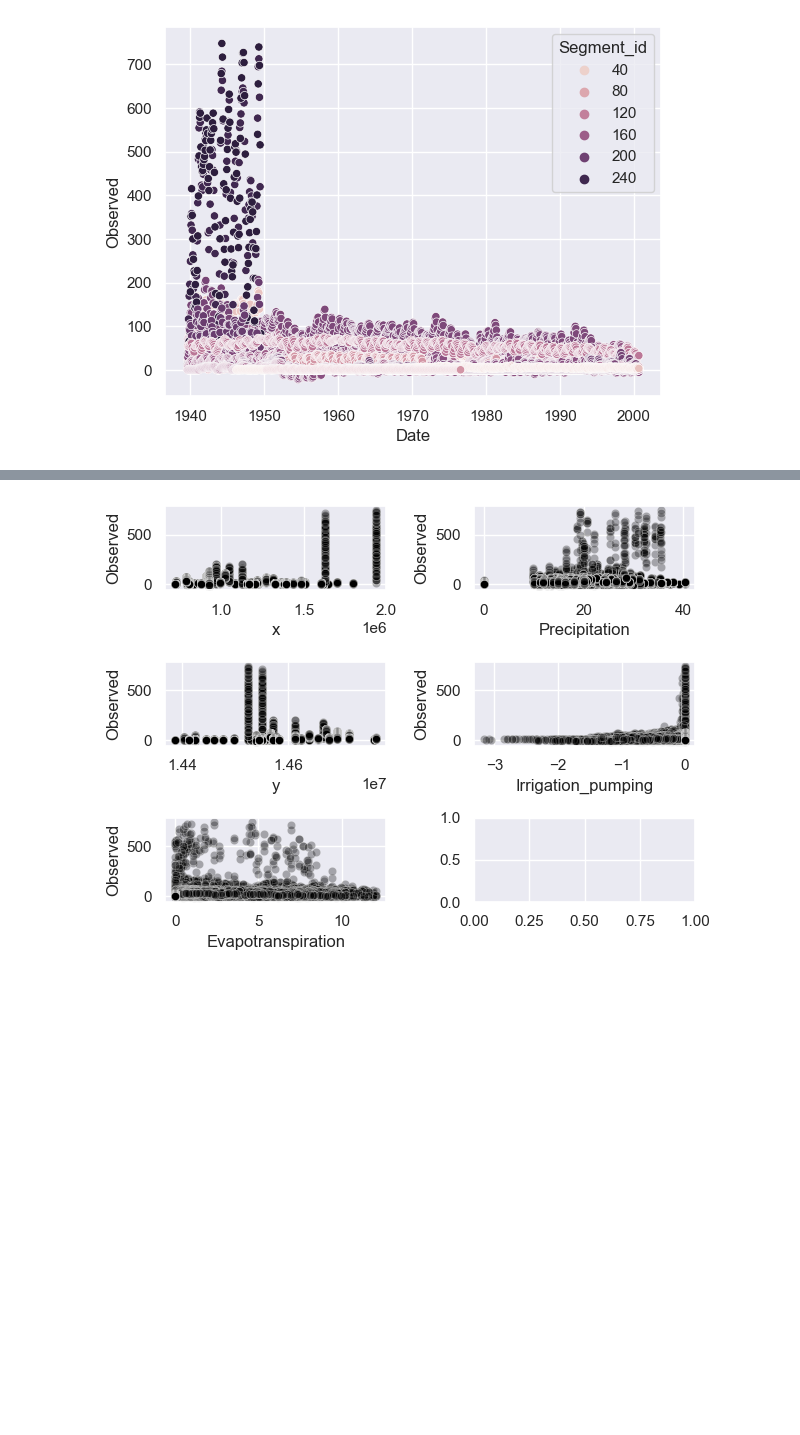
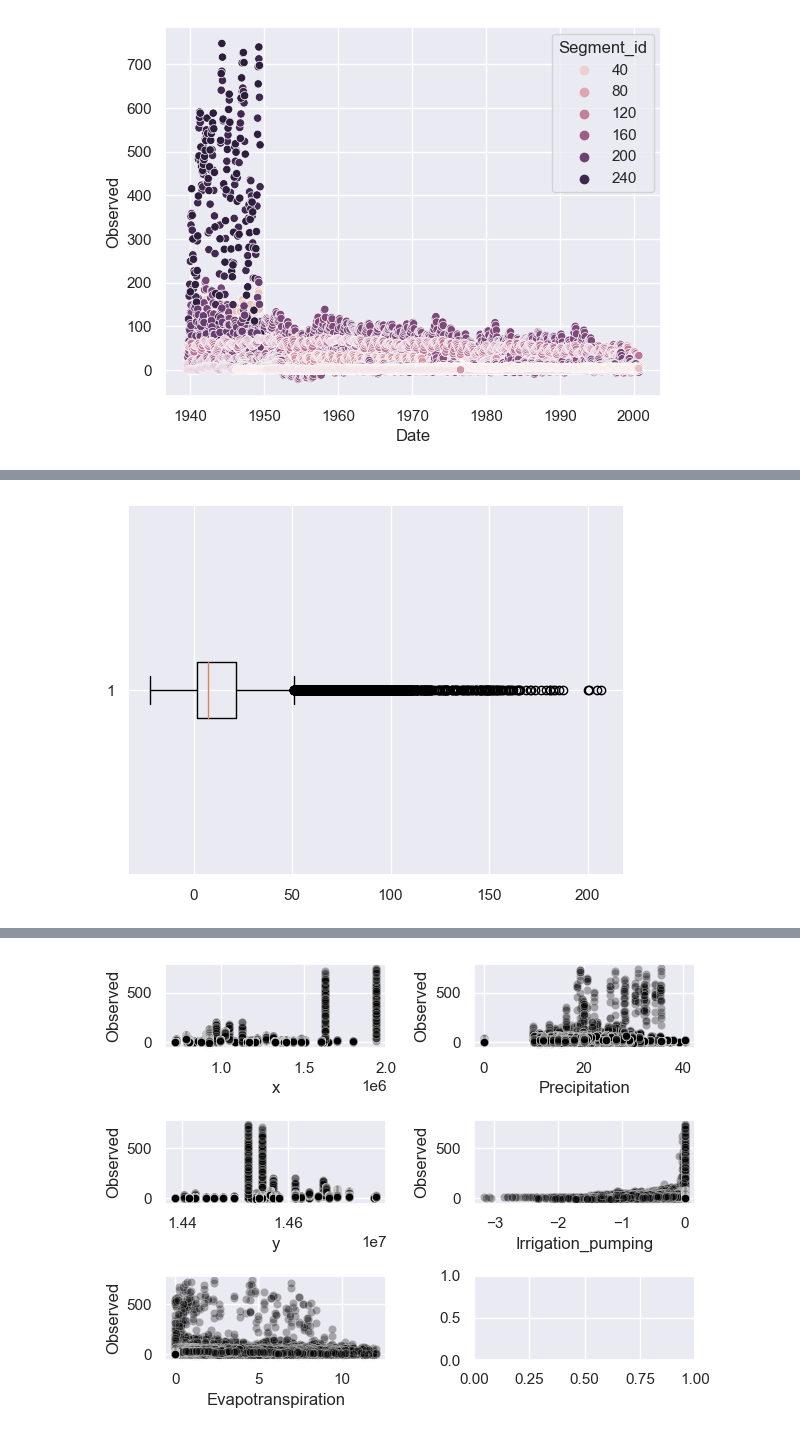
Before and after one commit to sethbeckett/cs6830_project6, a Jupyter notebook: project6.ipynb, the cells around one changed output, grey strips where cells are left out. Cells and saved outputs as stored; diff of their text form; code cells hidden in the pictures; blank space fills up the shorter version.

```diff
--- a/project6.ipynb
+++ b/project6.ipynb
@@ -50,0 +79,6 @@ sns.scatterplot(hydro, x='Date', y='Observed', hue='Segment_id')
+# %%
+# look at outliers
+plt.boxplot(hydro.loc[hydro.Segment_id < 220].Observed, vert=False)
+plt.show()
+# %% [output]
+[figure, added]
```
Also changed, not shown: parts of 20 cells of this notebook.
